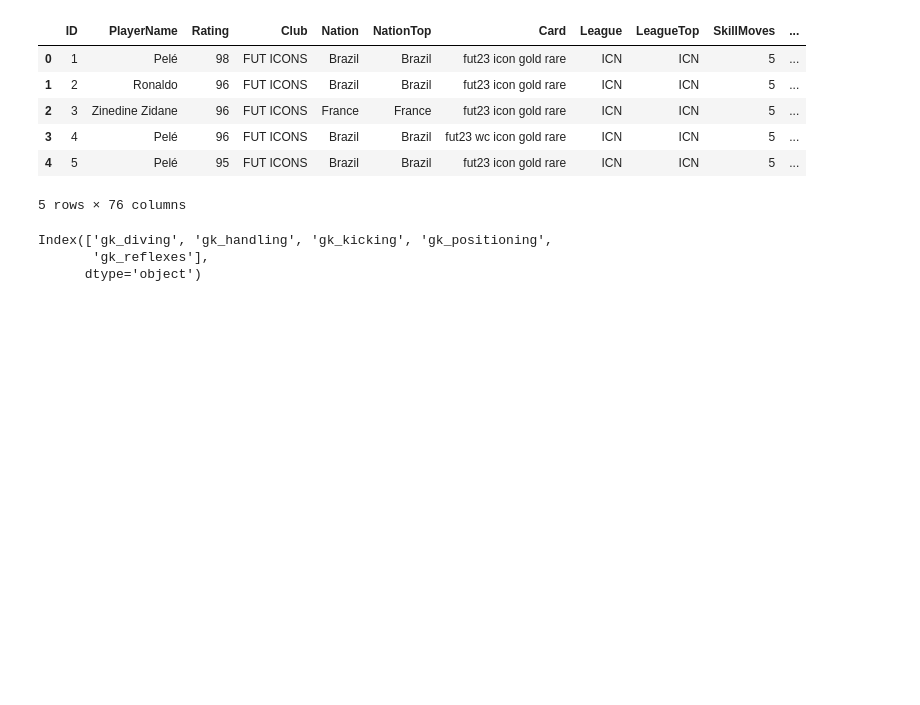
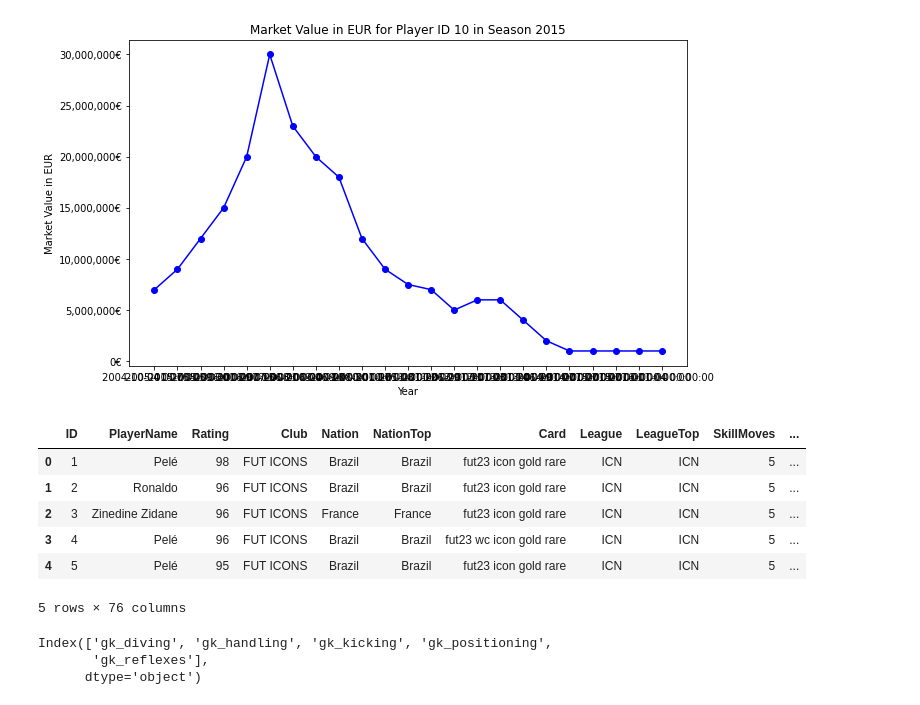
Before and after one commit to brandon-ds/siads593-M1, a Jupyter notebook: notebooks/brandon-eda.ipynb, the cells around one changed output. Drawn from its saved outputs; the diff is of its cells as text; code cells hidden in the pictures; blank space fills up the shorter version.

```diff
--- a/notebooks/brandon-eda.ipynb
+++ b/notebooks/brandon-eda.ipynb
@@ -9,0 +12,3 @@ import datetime
+# %%
+# read the player evaluation csv file
+player_valuations_df = pd.read_csv('../data/player_valuations.csv')
@@ -10,3 +81,29 @@ import datetime
+# %%
+# Filter the dataset for player ID 10 and last_season 2015
+filtered_df = player_valuations_df[(player_valuations_df['player_id'] == 10) &
+                                   (player_valuations_df['last_season'] == 2015)]
+
+# Sort the filtered dataframe by datetime
+filtered_df = filtered_df.sort_values(by='datetime').reset_index(drop=True)
+# %%
+# Set the size of the plot
+plt.figure(figsize=(10, 6))
+
+# Create a line plot using Matplotlib to visualize the market_value_in_eur over datetime
+plt.plot(filtered_df['datetime'], filtered_df['market_value_in_eur'], marker='o', linestyle='-', color='b')
+
+# Set plot title and labels
+plt.title('Market Value in EUR for Player ID 10 in Season 2015')
+plt.xlabel('Year')
+plt.ylabel('Market Value in EUR')
+
+# Format y-axis ticks to represent Euro currency units
+plt.gca().get_yaxis().set_major_formatter(plt.matplotlib.ticker.FuncFormatter(lambda x, loc: "{:,.0f}€".format(x)))
+
+# Show the plot
+plt.show()
+# %% [output]
+[figure, added]
 # %%
 #import copy of FIFA23 - MAIN.csv data set from data folder
 fifa23 = pd.read_csv('/workspaces/siads593-M1/data/Copy of FIFA23 - MAIN.csv')
```
Also changed, not shown: parts of 7 cells of this notebook, 1 other file.
